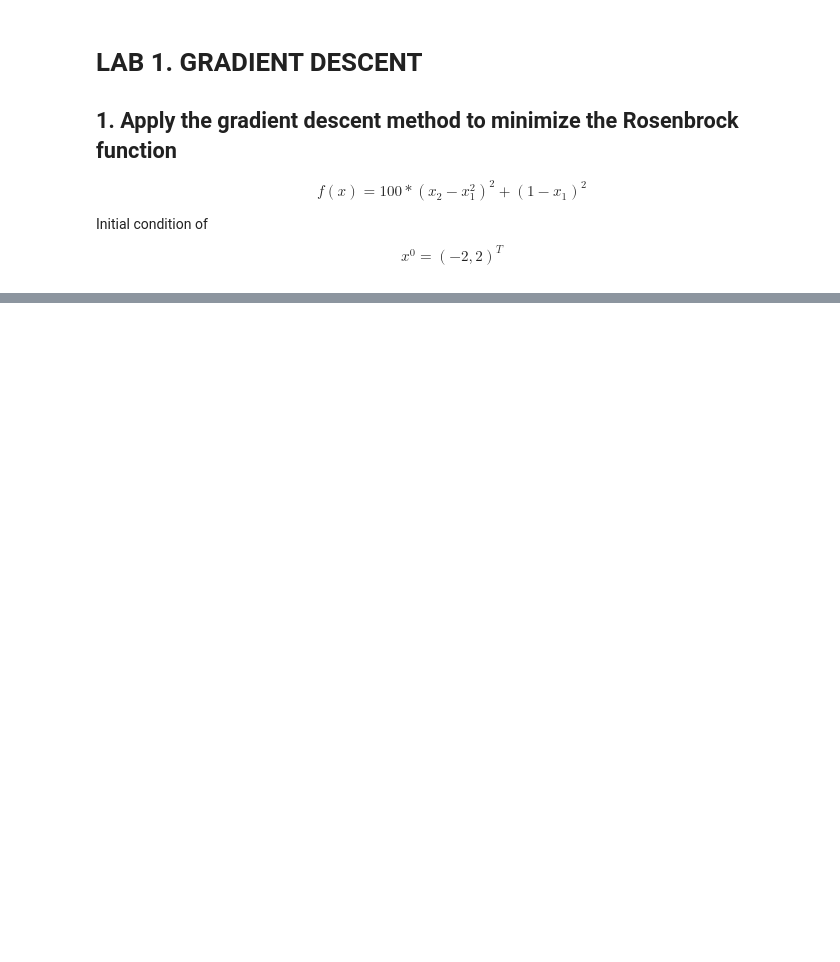
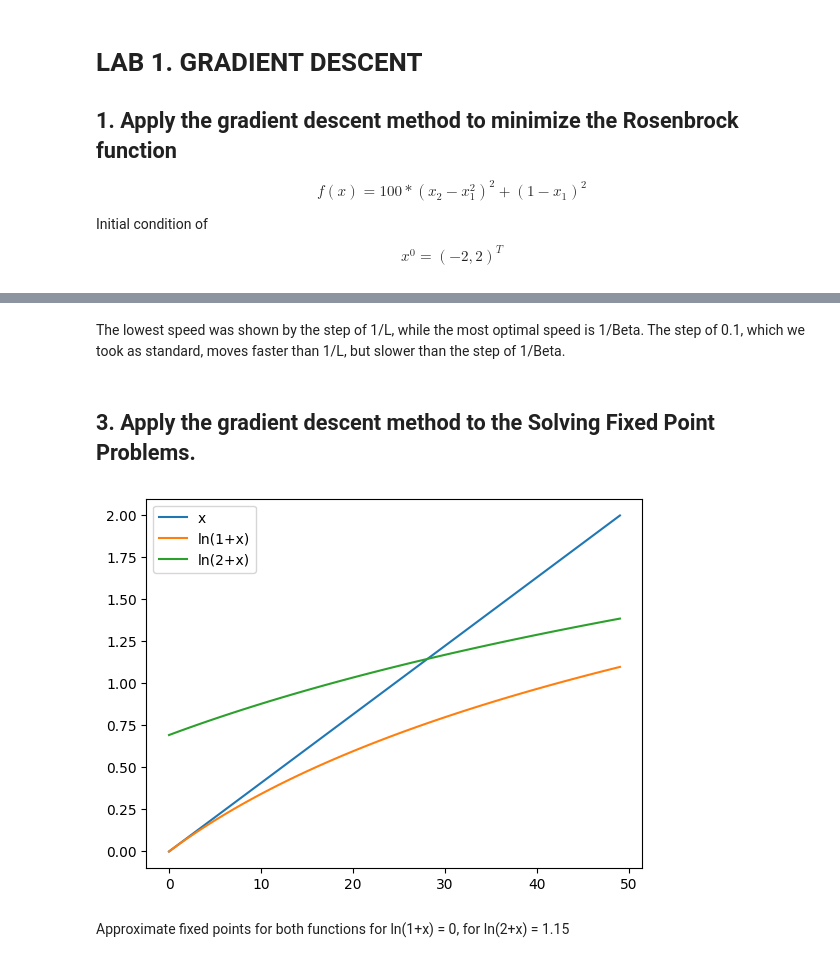
Before and after one commit to vmikhailishyna/Optimization_Lab_1, a Jupyter notebook: sample.ipynb, the cells around one changed output, grey strips where cells are left out. Drawn from its saved outputs; the diff is of its cells as text; code cells hidden in the pictures; blank space fills up the shorter version.

```diff
--- a/sample.ipynb
+++ b/sample.ipynb
@@ -73,0 +139,22 @@ Results = [-0.26172728  0.07378466]
+# %% [markdown]
+The lowest speed was shown by the step of 1/L, while the most optimal speed is 1/Beta. The step of 0.1, which we took as standard, moves faster than 1/L, but slower than the step of 1/Beta.
+# %% [markdown]
+## 3. Apply the gradient descent method to the Solving Fixed Point Problems. ##
+# %%
+x = np.linspace(0, 2)
+
+y_1 = x
+y_2 = np.log(1+x)
+y_3 = np.log(2+x)
+
+plt.figure()
+plt.plot(y_1, label="x")
+plt.plot(y_2, label="ln(1+x)")
+plt.plot(y_3, label="ln(2+x)")
+
+plt.legend()
+plt.show()
+# %% [output]
+[figure, added]
+# %% [markdown]
+Approximate fixed points for both functions for ln(1+x) = 0, for ln(2+x) = 1.15
```
Also changed, not shown: parts of 10 cells of this notebook.
